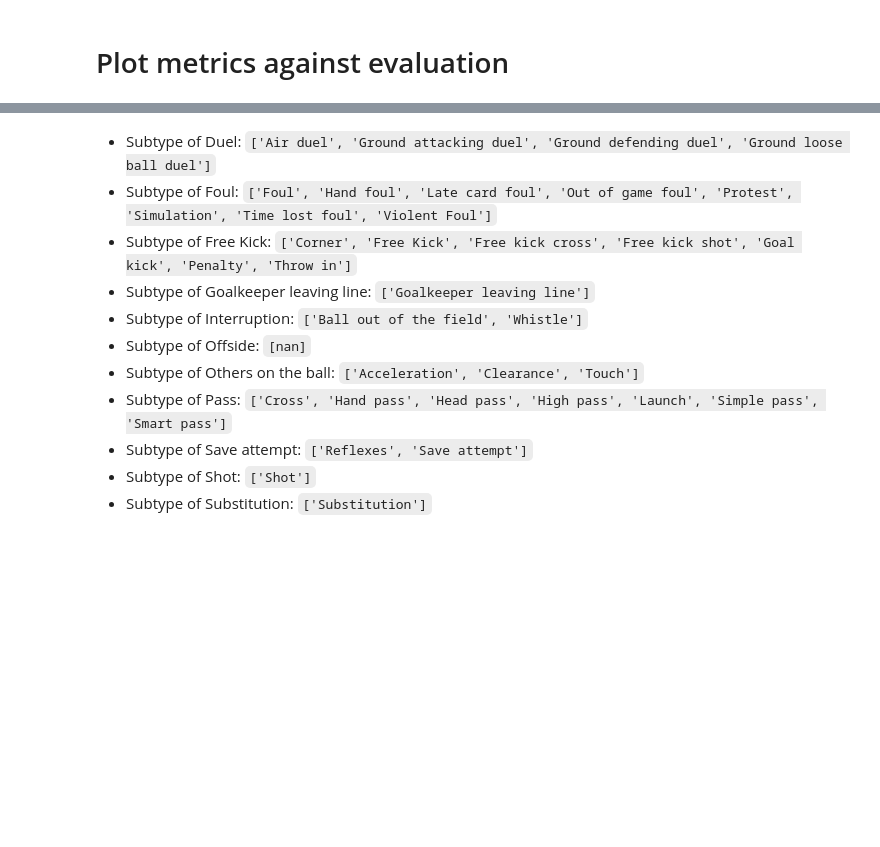
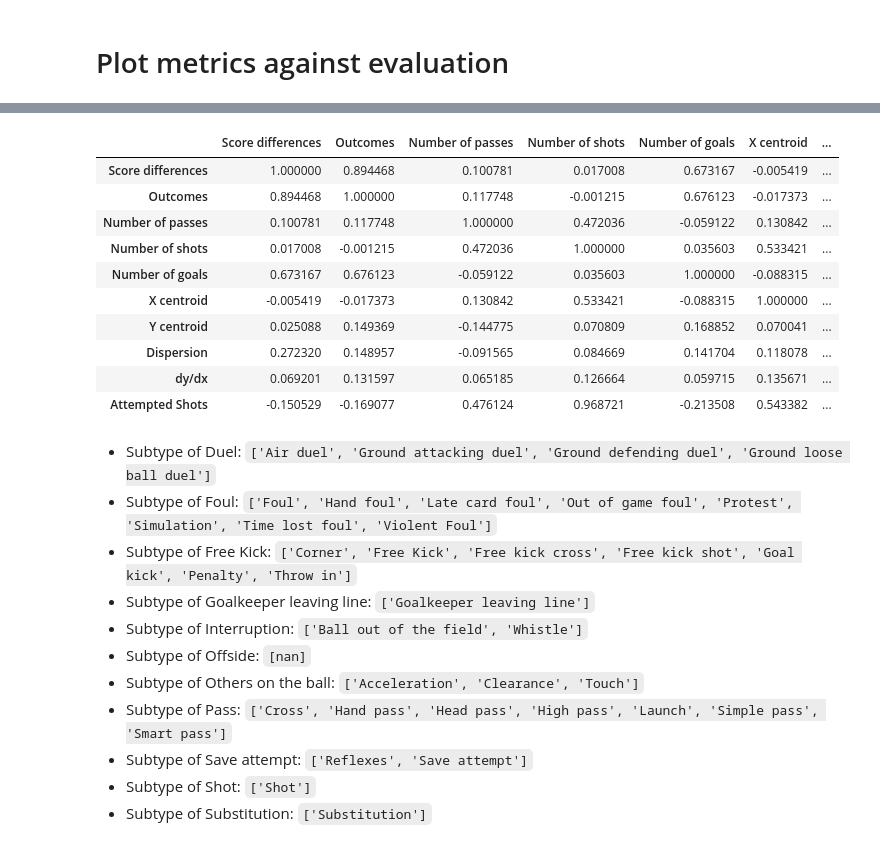
Before and after one commit to tjysdsg/MCM-2020-D, a Jupyter notebook: EDA.ipynb, the cells around one changed output, grey strips where cells are left out. Saved outputs shown, nothing was run; the diff lists cells and outputs as text; code cells hidden in the pictures; blank space fills up the shorter version.

```diff
--- a/EDA.ipynb
+++ b/EDA.ipynb
@@ -233,3 +273,39 @@ plot_metrics_against(get_score_diff, 'Score differences')
+# %%
+from typing import List
+
+
+def get_metrics_eval_corr(y_funcs, y_names: List[str]):
+    metric_funcs = [
+        get_n_passes, get_n_shots, get_n_goals, get_x_centroid, get_y_centroid,
+        get_dispersion, get_dx_div_dy, get_n_attempt_shots
+    ]
+    metric_names = [
+        'Number of passes', 'Number of shots', 'Number of goals', 'X centroid',
+        'Y centroid', 'Dispersion', 'dy/dx', 'Attempted Shots'
+    ]
+    df_dict = {}
+    for yf, yn in zip(y_funcs, y_names):
+        df_dict[yn] = [yf(mi) for mi in match_ids]
+
+    for xf, xn in zip(metric_funcs, metric_names):
+        df_dict[xn] = [xf(mi) for mi in match_ids]
+    df = pd.DataFrame(df_dict)
+    return df.corr()
+# %%
+get_metrics_eval_corr([get_score_diff, get_outcome],
+                      ['Score differences', 'Outcomes'])
+# %% [output]
+|  | Score differences | Outcomes | Number of passes | Number of shots | Number of goals | X centroid | ... |
+| Score differences | 1.000000 | 0.894468 | 0.100781 | 0.017008 | 0.673167 | -0.005419 | ... |
+| Outcomes | 0.894468 | 1.000000 | 0.117748 | -0.001215 | 0.676123 | -0.017373 | ... |
+| Number of passes | 0.100781 | 0.117748 | 1.000000 | 0.472036 | -0.059122 | 0.130842 | ... |
+| Number of shots | 0.017008 | -0.001215 | 0.472036 | 1.000000 | 0.035603 | 0.533421 | ... |
+| Number of goals | 0.673167 | 0.676123 | -0.059122 | 0.035603 | 1.000000 | -0.088315 | ... |
+| X centroid | -0.005419 | -0.017373 | 0.130842 | 0.533421 | -0.088315 | 1.000000 | ... |
+| Y centroid | 0.025088 | 0.149369 | -0.144775 | 0.070809 | 0.168852 | 0.070041 | ... |
+| Dispersion | 0.272320 | 0.148957 | -0.091565 | 0.084669 | 0.141704 | 0.118078 | ... |
+| dy/dx | 0.069201 | 0.131597 | 0.065185 | 0.126664 | 0.059715 | 0.135671 | ... |
+| Attempted Shots | -0.150529 | -0.169077 | 0.476124 | 0.968721 | -0.213508 | 0.543382 | ... |
 # %% [markdown]
 - Subtype of Duel: `['Air duel', 'Ground attacking duel', 'Ground defending duel', 'Ground loose ball duel']`
 - Subtype of Foul: `['Foul', 'Hand foul', 'Late card foul', 'Out of game foul', 'Protest', 'Simulation', 'Time lost foul', 'Violent Foul']`
```
Also changed, not shown: parts of 33 cells of this notebook.
